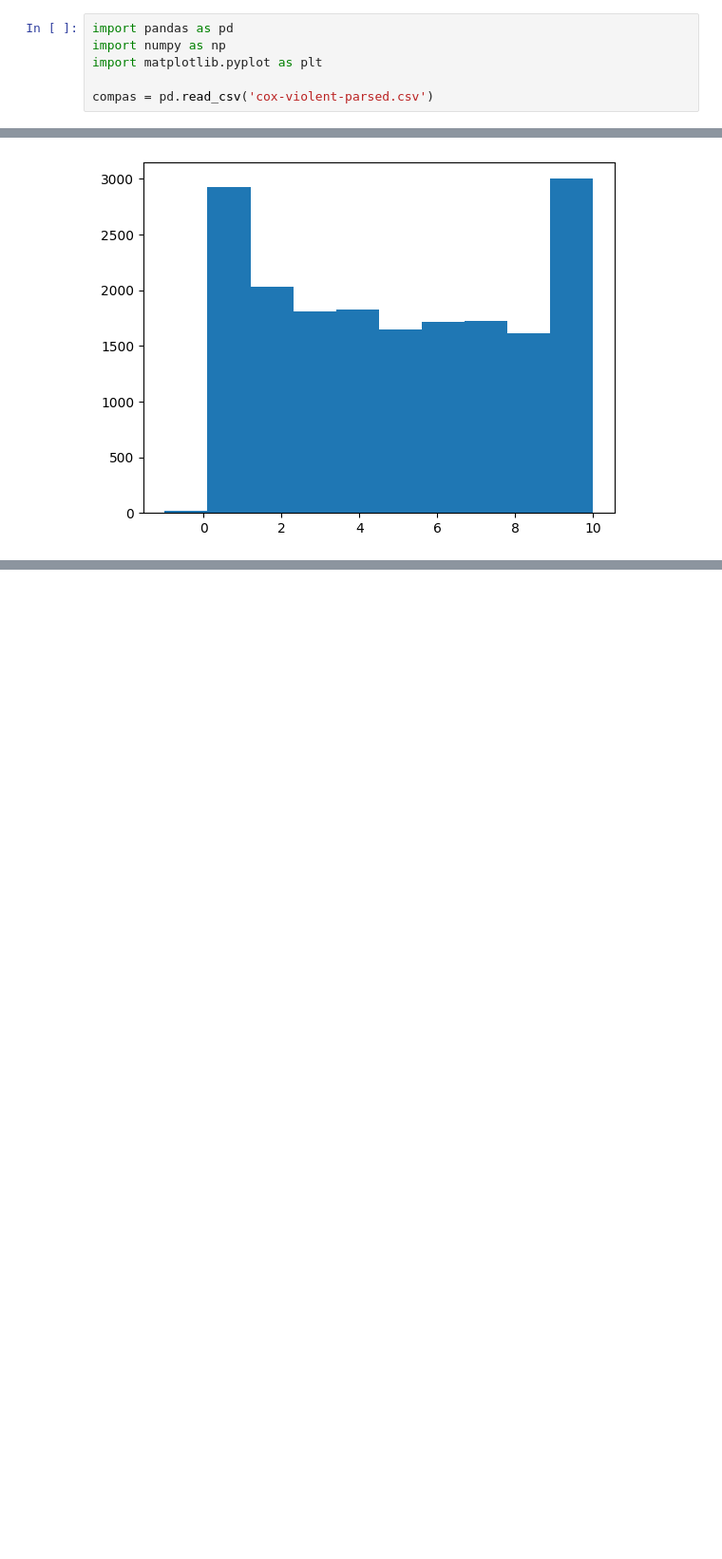
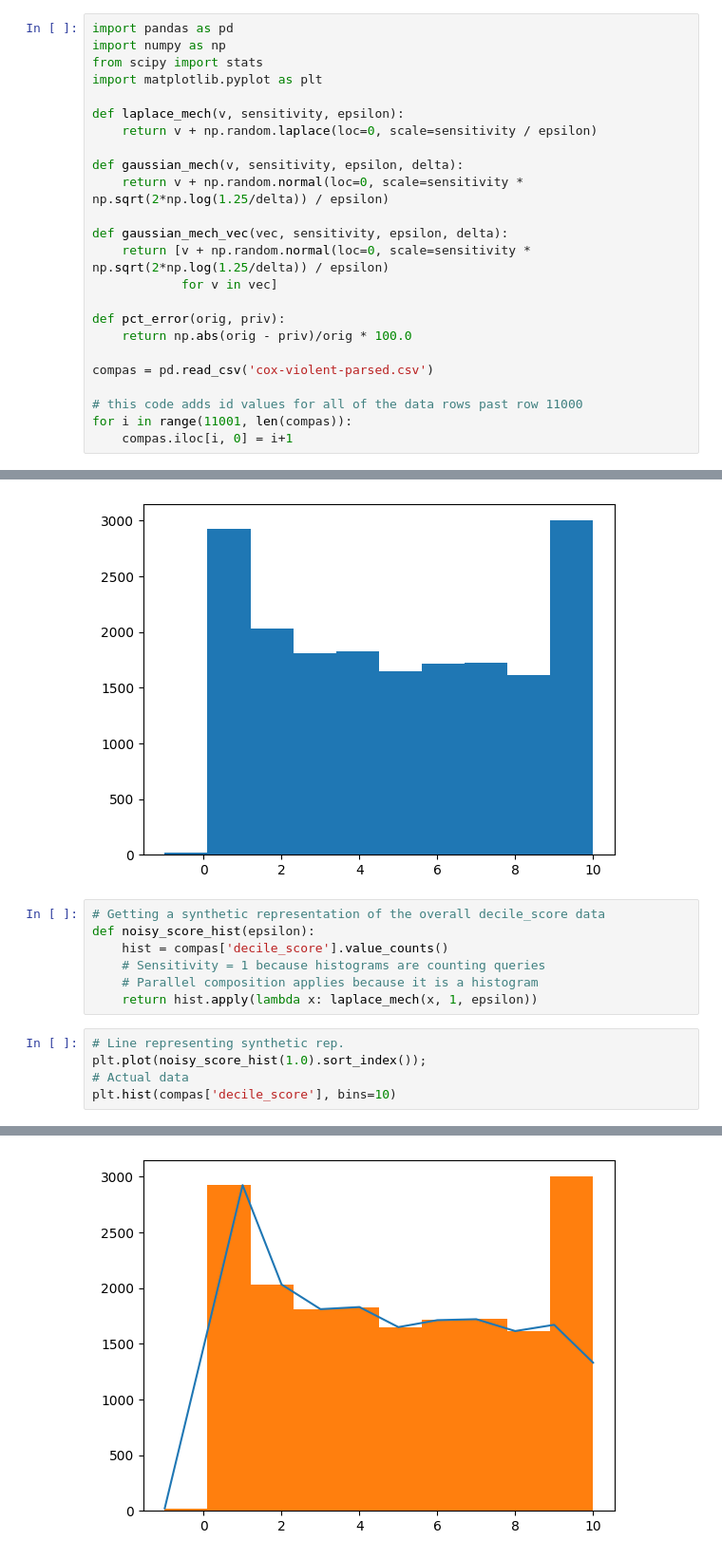
Before and after one commit to CFurch/cs3110-final-project, a Jupyter notebook: COMPAS Recidivism Analysis.ipynb, the cells around one changed output, grey strips where cells are left out. Shown at 95% size. Drawn from its saved outputs; the diff is of its cells as text; blank space fills up the shorter version.

Commit message:
starting histogram stuff for synth rep

```diff
--- a/COMPAS Recidivism Analysis.ipynb
+++ b/COMPAS Recidivism Analysis.ipynb
@@ -1,7 +1,25 @@
 # %%
 import pandas as pd
 import numpy as np
+from scipy import stats
 import matplotlib.pyplot as plt
 
+def laplace_mech(v, sensitivity, epsilon):
+    return v + np.random.laplace(loc=0, scale=sensitivity / epsilon)
+
+def gaussian_mech(v, sensitivity, epsilon, delta):
+    return v + np.random.normal(loc=0, scale=sensitivity * np.sqrt(2*np.log(1.25/delta)) / epsilon)
+
+def gaussian_mech_vec(vec, sensitivity, epsilon, delta):
+    return [v + np.random.normal(loc=0, scale=sensitivity * np.sqrt(2*np.log(1.25/delta)) / epsilon)
+            for v in vec]
+
+def pct_error(orig, priv):
+    return np.abs(orig - priv)/orig * 100.0
+
 compas = pd.read_csv('cox-violent-parsed.csv')
+
+# this code adds id values for all of the data rows past row 11000
+for i in range(11001, len(compas)):
+    compas.iloc[i, 0] = i+1
 # %%
@@ -66,3 +80,16 @@ plt.hist(compas['decile_score'], bins=10)
  array([-1. ,  0.1,  1.2,  2.3,  3.4,  4.5,  5.6,  6.7,  7.8,  8.9, 10. ]),
  <BarContainer object of 10 artists>)
 [figure]
+# %%
+# Getting a synthetic representation of the overall decile_score data
+def noisy_score_hist(epsilon):
+    hist = compas['decile_score'].value_counts()
+    # Sensitivity = 1 because histograms are counting queries
+    # Parallel composition applies because it is a histogram
+    return hist.apply(lambda x: laplace_mech(x, 1, epsilon))
+# %%
+# Line representing synthetic rep.
+plt.plot(noisy_score_hist(1.0).sort_index());
+# Actual data
+plt.hist(compas['decile_score'], bins=10)
+# %% [output]
@@ -68,0 +100 @@ plt.hist(compas['decile_score'], bins=10)
+[figure, added]
```
Also changed, not shown: parts of 4 cells of this notebook.
